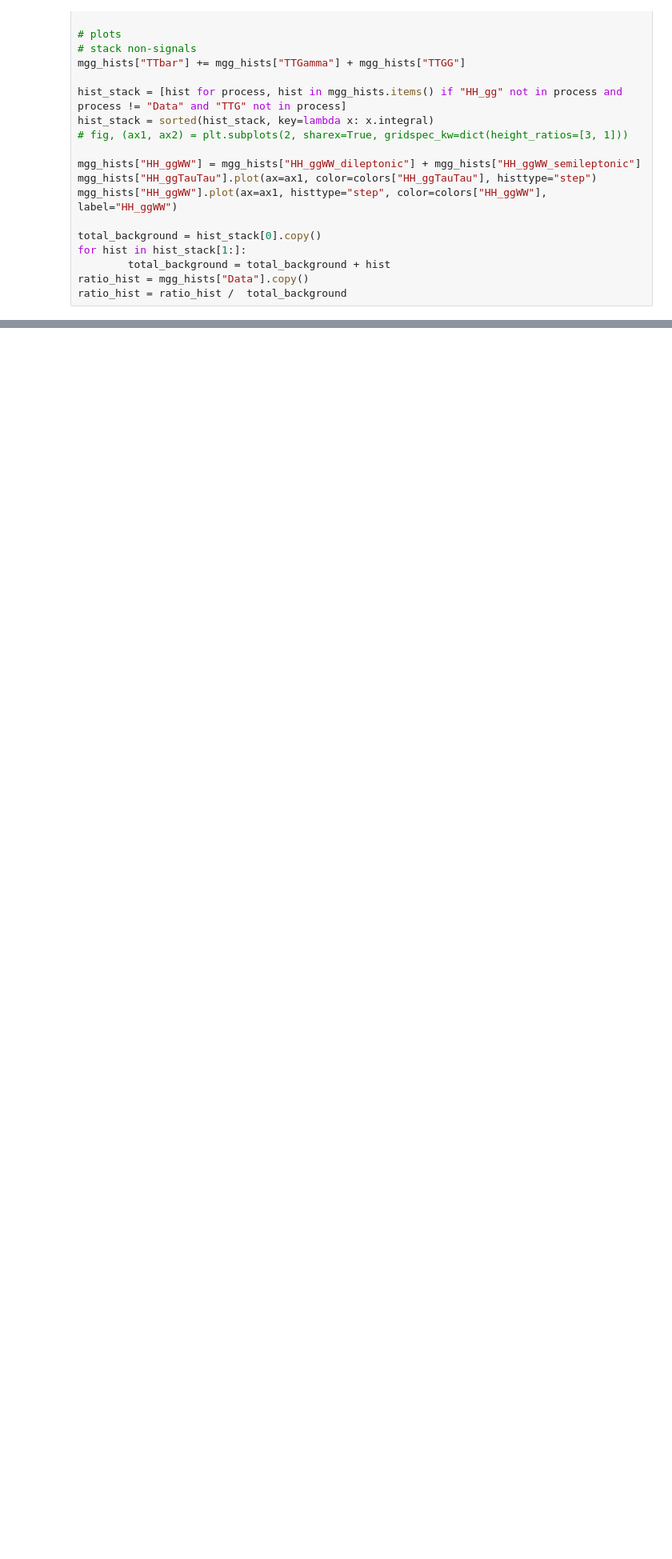
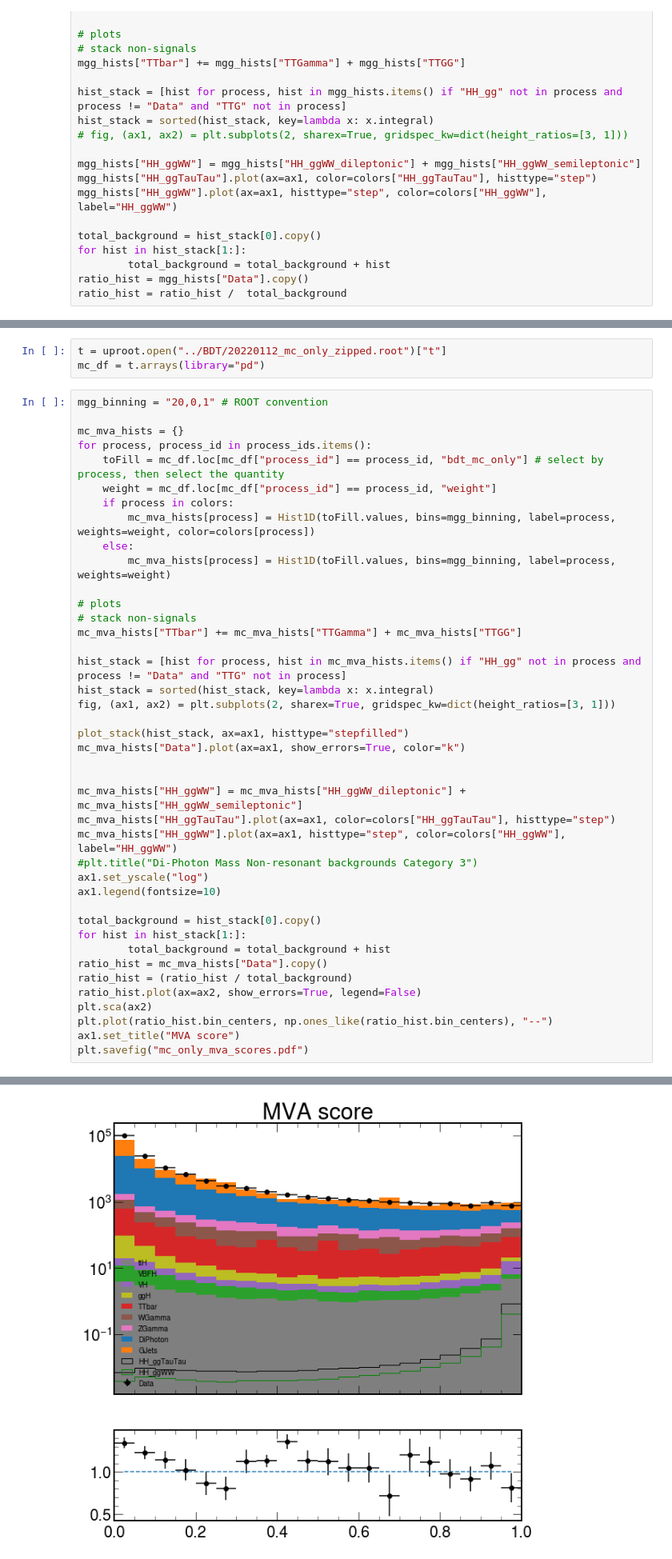
Before and after one commit to bsathian/prototype_looper, a Jupyter notebook: notebooks/Plot new stuff.ipynb, the cells around one changed output, grey strips where cells are left out. Shown at 80% size. Drawn from its saved outputs; the diff is of its cells as text; blank space fills up the shorter version.

```diff
--- a/notebooks/Plot new stuff.ipynb
+++ b/notebooks/Plot new stuff.ipynb
@@ -306,0 +312,45 @@ print("{:0.2f} $\pm$ {:0.2f}".format(ratio, ratioError))
+# %%
+t = uproot.open("../BDT/20220112_mc_only_zipped.root")["t"]
+mc_df = t.arrays(library="pd")
+# %%
+mgg_binning = "20,0,1" # ROOT convention
+
+mc_mva_hists = {}
+for process, process_id in process_ids.items():
+    toFill = mc_df.loc[mc_df["process_id"] == process_id, "bdt_mc_only"] # select by process, then select the quantity
+    weight = mc_df.loc[mc_df["process_id"] == process_id, "weight"]
+    if process in colors:
+        mc_mva_hists[process] = Hist1D(toFill.values, bins=mgg_binning, label=process, weights=weight, color=colors[process])
+    else:
+        mc_mva_hists[process] = Hist1D(toFill.values, bins=mgg_binning, label=process, weights=weight)
+
+# plots
+# stack non-signals
+mc_mva_hists["TTbar"] += mc_mva_hists["TTGamma"] + mc_mva_hists["TTGG"]
+
+hist_stack = [hist for process, hist in mc_mva_hists.items() if "HH_gg" not in process and process != "Data" and "TTG" not in process]
+hist_stack = sorted(hist_stack, key=lambda x: x.integral)
+fig, (ax1, ax2) = plt.subplots(2, sharex=True, gridspec_kw=dict(height_ratios=[3, 1]))
+
+plot_stack(hist_stack, ax=ax1, histtype="stepfilled")
+mc_mva_hists["Data"].plot(ax=ax1, show_errors=True, color="k")
+
+
+mc_mva_hists["HH_ggWW"] = mc_mva_hists["HH_ggWW_dileptonic"] + mc_mva_hists["HH_ggWW_semileptonic"]
+mc_mva_hists["HH_ggTauTau"].plot(ax=ax1, color=colors["HH_ggTauTau"], histtype="step")
+mc_mva_hists["HH_ggWW"].plot(ax=ax1, histtype="step", color=colors["HH_ggWW"], label="HH_ggWW")
+#plt.title("Di-Photon Mass Non-resonant backgrounds Category 3")
+ax1.set_yscale("log")
+ax1.legend(fontsize=10)
+
+total_background = hist_stack[0].copy()
+for hist in hist_stack[1:]:
+        total_background = total_background + hist
+ratio_hist = mc_mva_hists["Data"].copy()
+ratio_hist = (ratio_hist / total_background)
+ratio_hist.plot(ax=ax2, show_errors=True, legend=False)
+plt.sca(ax2)
+plt.plot(ratio_hist.bin_centers, np.ones_like(ratio_hist.bin_centers), "--")
+ax1.set_title("MVA score")
+plt.savefig("mc_only_mva_scores.pdf")
+# %% [output]
@@ -306,0 +358 @@ print("{:0.2f} $\pm$ {:0.2f}".format(ratio, ratioError))
+[figure, added]
```
Also changed, not shown: parts of 22 cells of this notebook, 10 other files.
